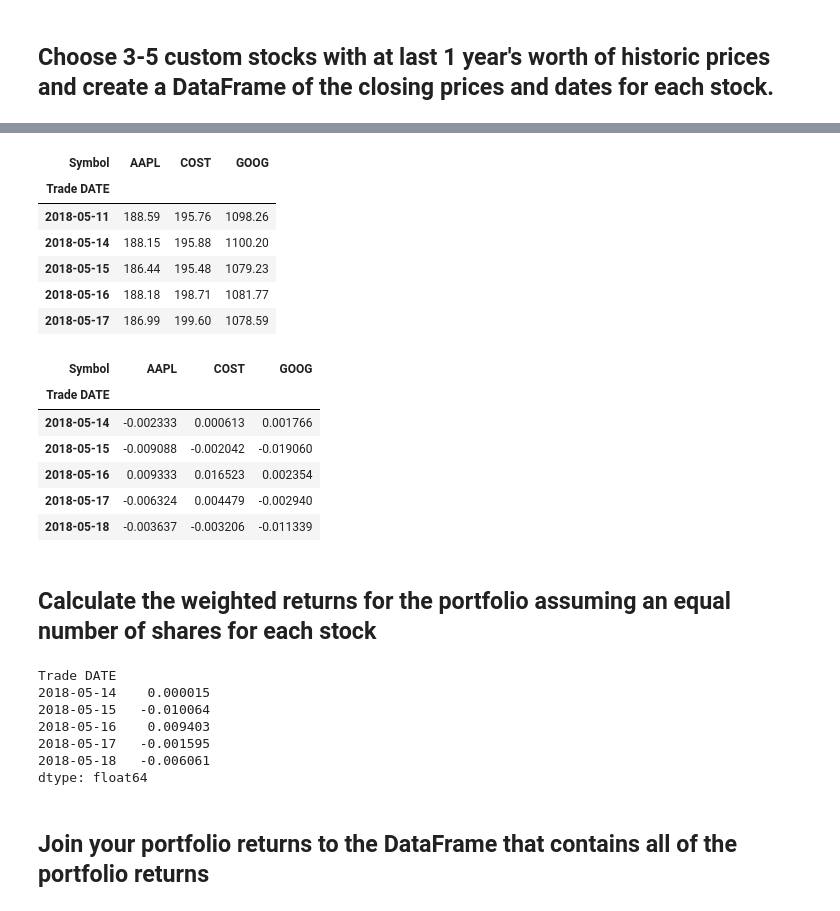
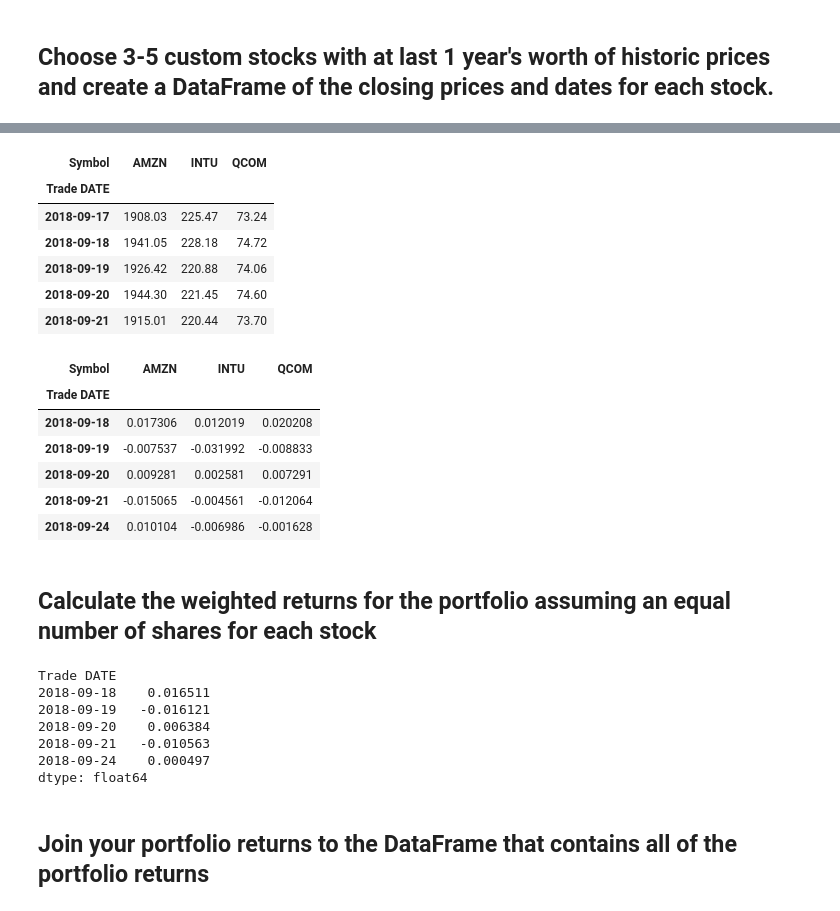
Before and after one commit to jcsoliman/Portfolio-Analysis, a Jupyter notebook: whale_analysis.ipynb, the cells around one changed output, grey strips where cells are left out. Cells and saved outputs as stored; diff of their text form; code cells hidden in the pictures.

```diff
--- a/whale_analysis.ipynb
+++ b/whale_analysis.ipynb
@@ -367,0 +382,6 @@ In this section, you will build your own portfolio of stocks, calculate the retu
+# %%
+# Read the second stock
+# YOUR CODE HERE
+intuit_csv = Path("Resources/INTUHistorical NOCP 1y.csv")
+intuit_data = pd.read_csv(intuit_csv,index_col='Trade DATE',parse_dates=True, infer_datetime_format=True)
+intuit_data.head()
@@ -367,0 +396,6 @@ In this section, you will build your own portfolio of stocks, calculate the retu
+# %%
+# Read the third stock
+# YOUR CODE HERE
+qualcom_csv = Path("Resources/QCOMHistorical NOCP 1y.csv")
+qualcom_data = pd.read_csv(qualcom_csv,index_col='Trade DATE',parse_dates=True, infer_datetime_format=True)
+qualcom_data.head()
@@ -367,0 +410,5 @@ In this section, you will build your own portfolio of stocks, calculate the retu
+# %%
+# Concatenate all stocks into a single DataFrame
+# YOUR CODE HERE
+customportfolio_df = pd.concat([amazon_data,intuit_data,qualcom_data],axis='rows',join='inner')
+customportfolio_df.head()
@@ -368,4 +423,6 @@ In this section, you will build your own portfolio of stocks, calculate the retu
 # %%
-# Read the first stock
+# Reset the index
 # YOUR CODE HERE
+customportfolio_df = customportfolio_df.reset_index()
+customportfolio_df.head()
 # %% [output]
@@ -422,39 +435,47 @@ In this section, you will build your own portfolio of stocks, calculate the retu
 # %%
 # Pivot the Data so that the stock tickers are the columns, the dates are the index, and the
 # values are the closing prices
 # YOUR CODE HERE
+customportfolio_df = customportfolio_df.pivot_table(values="NOCP", index="Trade DATE", columns="Symbol")
+customportfolio_df.head()
 # %% [output]
-| Symbol | AAPL | COST | GOOG |
+| Symbol | AMZN | INTU | QCOM |
 | Trade DATE |  |  |  |
-| 2018-05-11 | 188.59 | 195.76 | 1098.26 |
-| 2018-05-14 | 188.15 | 195.88 | 1100.20 |
-| 2018-05-15 | 186.44 | 195.48 | 1079.23 |
-| 2018-05-16 | 188.18 | 198.71 | 1081.77 |
-| 2018-05-17 | 186.99 | 199.60 | 1078.59 |
+| 2018-09-17 | 1908.03 | 225.47 | 73.24 |
+| 2018-09-18 | 1941.05 | 228.18 | 74.72 |
+| 2018-09-19 | 1926.42 | 220.88 | 74.06 |
+| 2018-09-20 | 1944.30 | 221.45 | 74.60 |
+| 2018-09-21 | 1915.01 | 220.44 | 73.70 |
 # %%
 # Drop Nulls
 # YOUR CODE HERE
+customportfolio_returns = customportfolio_df.pct_change()
+customportfolio_returns.dropna(inplace=True)
+customportfolio_returns.isnull().sum()
+customportfolio_returns.head()
 # %% [output]
-| Symbol | AAPL | COST | GOOG |
+| Symbol | AMZN | INTU | QCOM |
 | Trade DATE |  |  |  |
-| 2018-05-14 | -0.002333 | 0.000613 | 0.001766 |
-| 2018-05-15 | -0.009088 | -0.002042 | -0.019060 |
-| 2018-05-16 | 0.009333 | 0.016523 | 0.002354 |
-| 2018-05-17 | -0.006324 | 0.004479 | -0.002940 |
-| 2018-05-18 | -0.003637 | -0.003206 | -0.011339 |
+| 2018-09-18 | 0.017306 | 0.012019 | 0.020208 |
+| 2018-09-19 | -0.007537 | -0.031992 | -0.008833 |
+| 2018-09-20 | 0.009281 | 0.002581 | 0.007291 |
+| 2018-09-21 | -0.015065 | -0.004561 | -0.012064 |
+| 2018-09-24 | 0.010104 | -0.006986 | -0.001628 |
 # %% [markdown]
 ## Calculate the weighted returns for the portfolio assuming an equal number of shares for each stock
 # %%
 # Calculate weighted portfolio returns
 weights = [1/3, 1/3, 1/3]
 # YOUR CODE HERE
+customportfolio_returns_weighted = customportfolio_returns.dot(weights)
+customportfolio_returns_weighted.head()
 # %% [output]
 Trade DATE
-2018-05-14    0.000015
-2018-05-15   -0.010064
-2018-05-16    0.009403
-2018-05-17   -0.001595
-2018-05-18   -0.006061
+2018-09-18    0.016511
+2018-09-19   -0.016121
+2018-09-20    0.006384
+2018-09-21   -0.010563
+2018-09-24    0.000497
 dtype: float64
 # %% [markdown]
 ## Join your portfolio returns to the DataFrame that contains all of the portfolio returns
```
Also changed, not shown: parts of 28 cells of this notebook, 10 other files.
